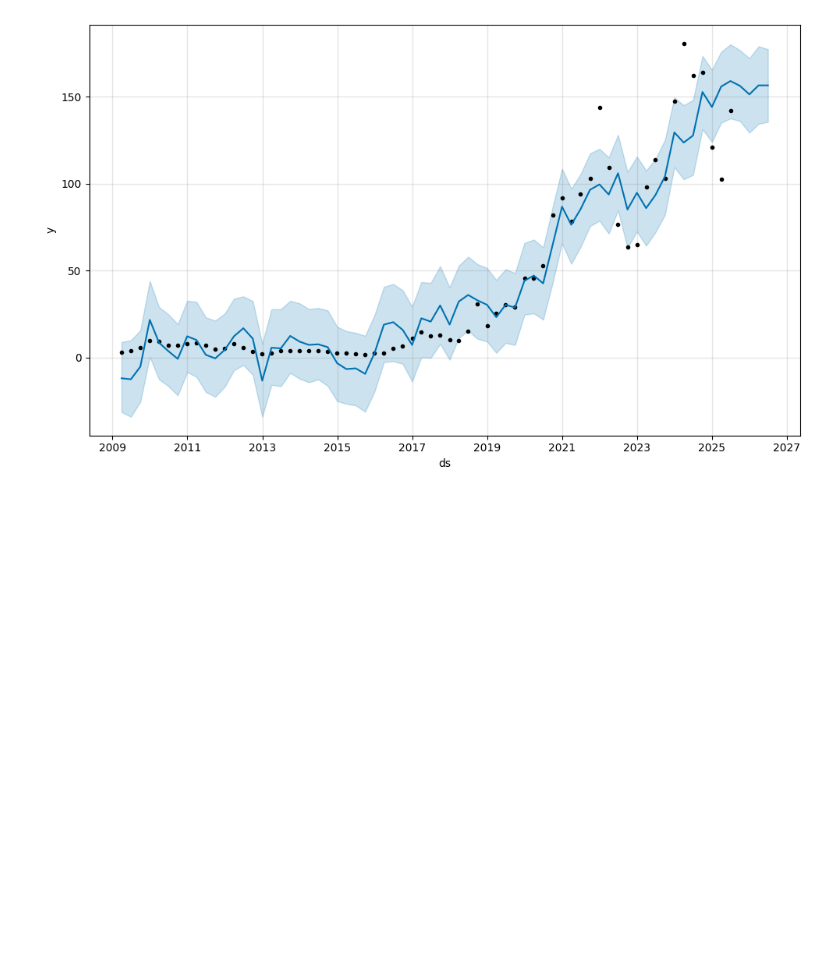
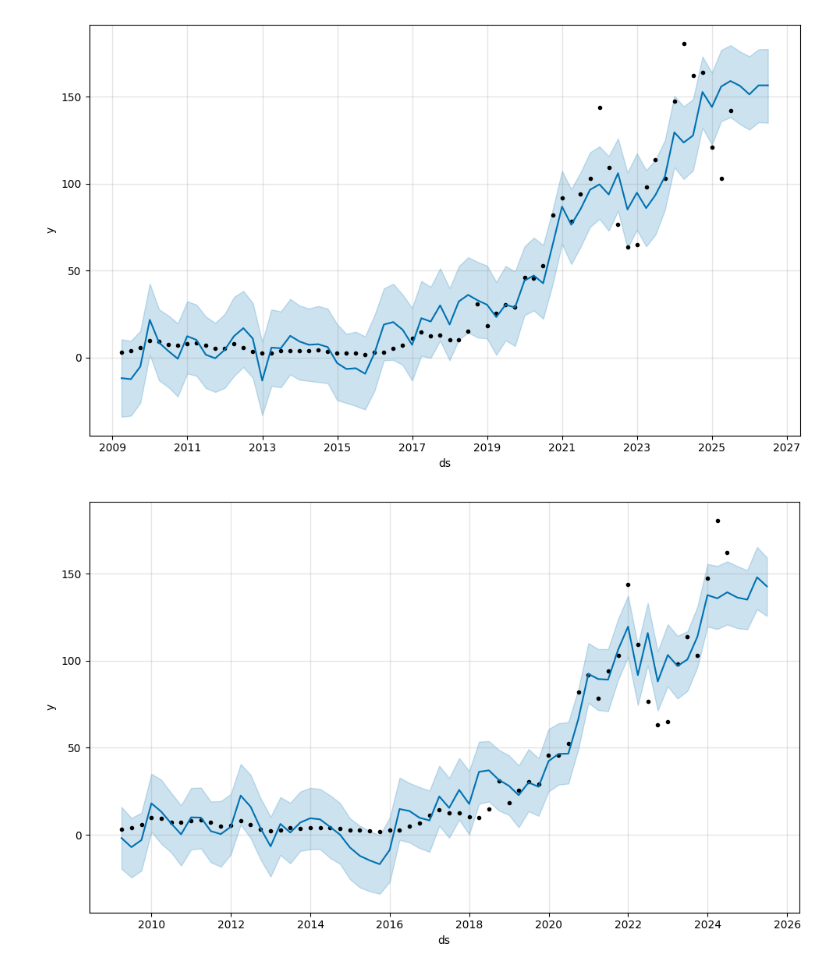
Before and after one commit to JonMc19/Stock-Price-Prediction-combining-econometric-models-and-ML, a Jupyter notebook: Arima model.ipynb, the cells around one changed output. Saved outputs shown, nothing was run; the diff lists cells and outputs as text; code cells hidden in the pictures; blank space fills up the shorter version.

Commit message:
integrated arima model to estimate regressors for the prophet model

```diff
--- a/Arima model.ipynb
+++ b/Arima model.ipynb
@@ -42,6 +26,8 @@ data = data[["ds", "y", "revenue_musd", "net_income_musd", "total_assets_musd","
 #create backtesting data
 
 data_bt = data.iloc[:-4]
+
+data_arima_bt = data_arima.iloc[:-4]
 # %%
 #2) Add a future base scenario so Proheet can make predictions
 
@@ -71,6 +78,6 @@ df[REG_COLS] = df[REG_COLS].ffill()
 # %%
+# 3) CREATE ARIMA MODEL TO FORECAST REGRESSORS
 # ================== FUTURE SCENARIO ==================
-# CREATE ARIMA MODEL TO FORECAST REGRESSORS
 
 revenue = data_arima["revenue_musd"]
 net_income = data_arima["net_income_musd"]
@@ -100,6 +107,7 @@ for name, series in metrics.items():
         information_criterion="aic",
         test="adf", seasonal_test="ocsb",
         suppress_warnings=True, error_action="ignore",
+        allowdrift=True,
         trace=False,   # put True if you want detailed search output
     )
     results[name] = model
@@ -216,3 +310,11 @@ future_full[60:]
 | 69 | 2025-12-31 | NaN | 8010.882565 | 575.819265 | 74820.0 | 15155.0 | ... |
 | 71 | 2026-03-31 | NaN | 8122.835198 | 541.508448 | 74820.0 | 15155.0 | ... |
 | 73 | 2026-06-30 | NaN | 8145.327740 | 527.675204 | 74820.0 | 15155.0 | ... |
+# %%
+future_full_bt = pd.concat([future_full_bt, forecast_dic_bt], ignore_index=True)
+
+future_full_bt = future_full_bt.sort_values(by="ds").reset_index(drop=True)
+future_full_bt = future_full_bt.dropna(subset=["revenue_musd", "net_income_musd", "total_assets_musd", "total_liabilities_musd", "share_holder_equity_musd"])
+future_full_bt = future_full_bt.drop_duplicates(subset=["ds"], keep="first")
+future_full_bt[["gdp_growth", "interest_rate"]] = future_full_bt[["gdp_growth", "interest_rate"]].fillna(method="ffill")
+future_full_bt[60:]
@@ -257,0 +368,23 @@ print(out.tail(12))
+# %%
+#3) same for backtesting data
+
+m_bt=Prophet()
+
+for col in REG_COLS:
+    m_bt.add_regressor(col)
+
+#4) Fit and train with only historical data (with y)
+train_df_bt = future_full_bt.dropna(subset=["y"]).copy()
+m_bt.fit(train_df_bt)
+
+
+#5) Make predictions for the full dataset (historical + future)
+predict_df_bt = future_full_bt[["ds"] + REG_COLS].copy()
+forecast_bt = m_bt.predict(predict_df_bt)
+
+#6) Plot the results. Merge forecast with original data to compare
+out_bt = forecast_bt[["ds", "yhat", "yhat_lower", "yhat_upper"]].merge(
+    df_bt[["ds","y"]], on="ds", how="left"
+).sort_values("ds")
+
+print(out_bt.tail(12))
@@ -303,3 +493,10 @@ figl = m.plot(forecast)
 figl.show()
 # %% [output]
 [figure]
+# %%
+#5) Plot the results for backtesting data
+
+figl_bt = m_bt.plot(forecast_bt)
+figl_bt.show()
+# %% [output]
+[figure, added]
```
Also changed, not shown: parts of 14 cells of this notebook, 28 other files.
